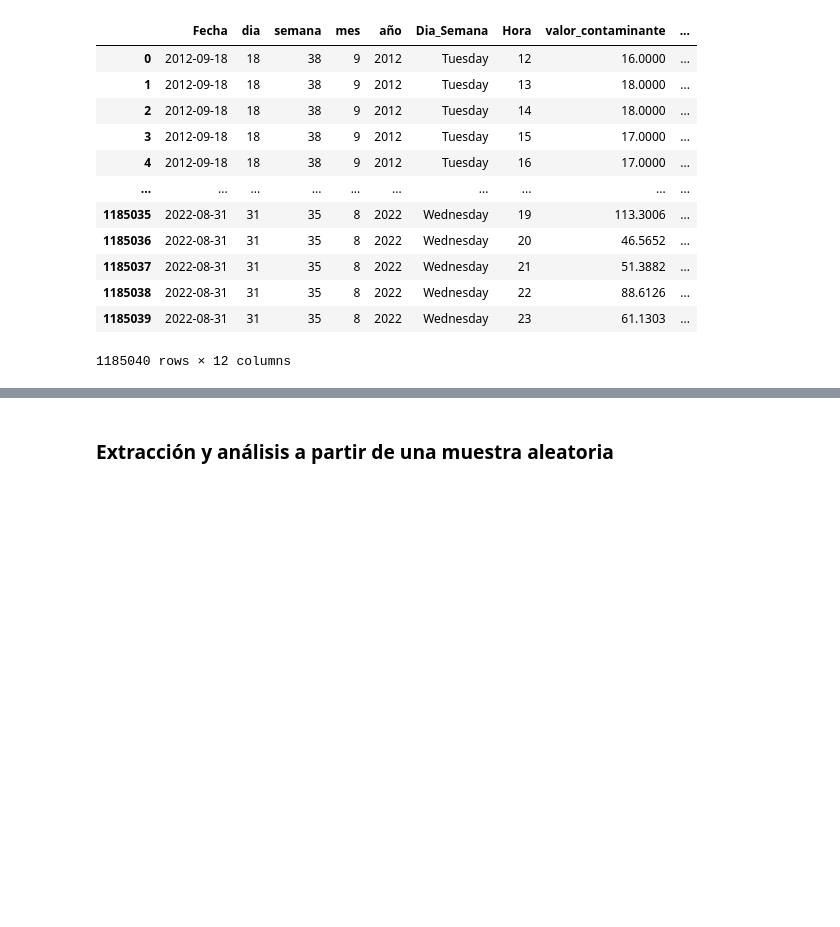
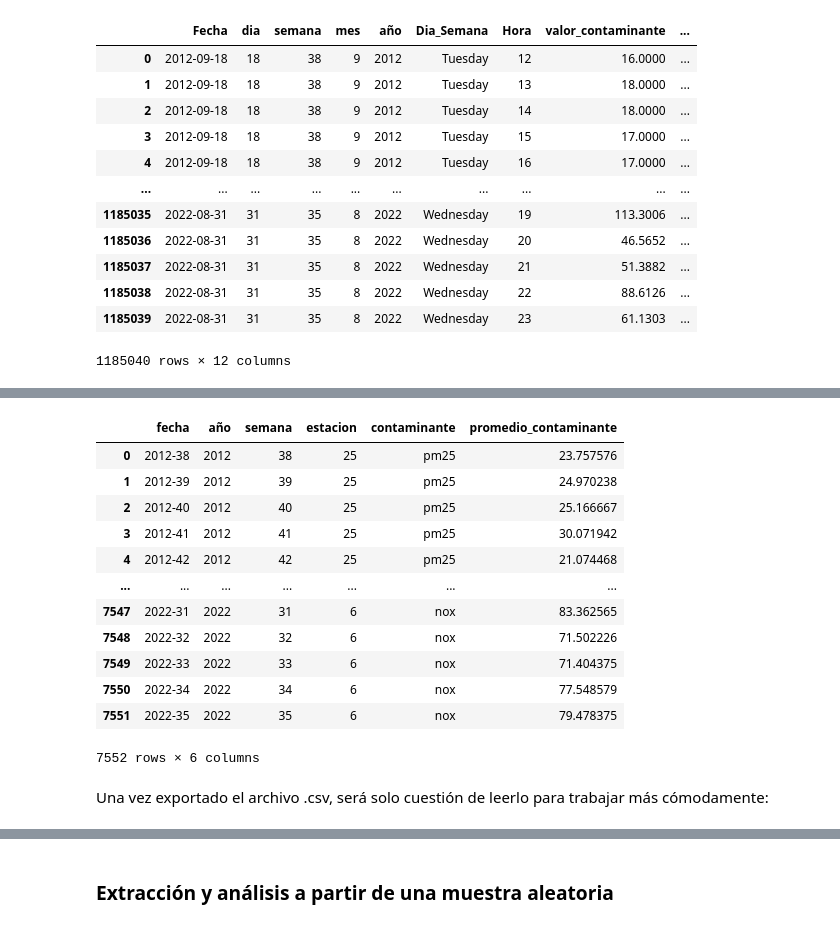
Before and after one commit to LeoUribC/CITRA_DataScience, a Jupyter notebook: Contaminantes/Estudios_PM25.ipynb, the cells around one changed output, grey strips where cells are left out. Drawn from its saved outputs; the diff is of its cells as text; code cells hidden in the pictures; blank space fills up the shorter version.

```diff
--- a/Contaminantes/Estudios_PM25.ipynb
+++ b/Contaminantes/Estudios_PM25.ipynb
@@ -99,0 +154,45 @@ datosContaminantes
+# %%
+# funcion para concatenar dos listas, elemento a elemento
+# usada para obtener año-mes
+def addLists(firstList, secondList):
+    finalList= []
+    for i in range( len(firstList) ):
+        finalList.append( str(firstList[i]) + '-' + str(secondList[i]) )
+    return finalList
+
+promedioSemanalContaminantes = {
+    "fecha":addLists(newYears, newSemanas),
+    "año":newYears,
+    "semana":newSemanas,
+    "estacion":newEstaciones,
+    "contaminante":newContaminantes,
+    "promedio_contaminante":promedio_semana
+}
+
+# creacion de dataframe
+promedioSemanalContaminantes_df = pd.DataFrame(data=promedioSemanalContaminantes)
+promedioSemanalContaminantes_df = promedioSemanalContaminantes_df.dropna()
+
+# ordenando
+promedioSemanalContaminantes_df = promedioSemanalContaminantes_df.sort_values(by=['año', 'semana']).reset_index().drop("index", axis=1)
+
+# exportando a csv (descomentar para crear el .csv)
+#promedioSemanalContaminantes_df.to_csv('promedioSemanalContaminantes.csv')
+
+promedioSemanalContaminantes_df
+# %% [output]
+|  | fecha | año | semana | estacion | contaminante | promedio_contaminante |
+| 0 | 2012-38 | 2012 | 38 | 25 | pm25 | 23.757576 |
+| 1 | 2012-39 | 2012 | 39 | 25 | pm25 | 24.970238 |
+| 2 | 2012-40 | 2012 | 40 | 25 | pm25 | 25.166667 |
+| 3 | 2012-41 | 2012 | 41 | 25 | pm25 | 30.071942 |
+| 4 | 2012-42 | 2012 | 42 | 25 | pm25 | 21.074468 |
+| ... | ... | ... | ... | ... | ... | ... |
+| 7547 | 2022-31 | 2022 | 31 | 6 | nox | 83.362565 |
+| 7548 | 2022-32 | 2022 | 32 | 6 | nox | 71.502226 |
+| 7549 | 2022-33 | 2022 | 33 | 6 | nox | 71.404375 |
+| 7550 | 2022-34 | 2022 | 34 | 6 | nox | 77.548579 |
+| 7551 | 2022-35 | 2022 | 35 | 6 | nox | 79.478375 |
+7552 rows × 6 columns
+# %% [markdown]
+Una vez exportado el archivo .csv, será solo cuestión de leerlo para trabajar más cómodamente:
```
Also changed, not shown: parts of 9 cells of this notebook, 4 other files.
